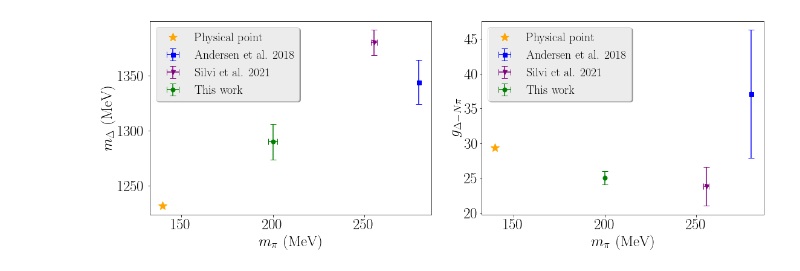
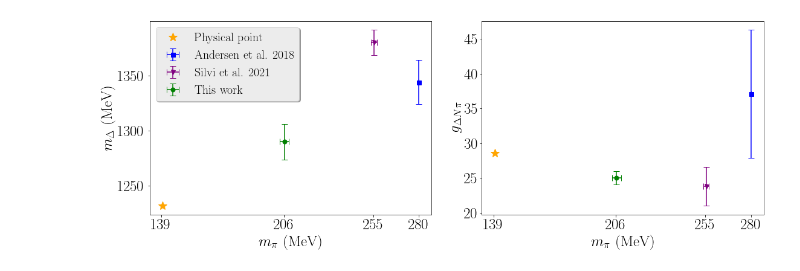
Before and after one commit to xinucode/sigmond_python_plots, a Jupyter notebook: m_delta/m_delta_plot.ipynb, the cells around one changed output. Cells and saved outputs as stored; diff of their text form; code cells hidden in the pictures.

```diff
--- a/m_delta/m_delta_plot.ipynb
+++ b/m_delta/m_delta_plot.ipynb
@@ -14,9 +14,9 @@ import settings
 plt.style.use('../spectrum.mplstyle')
 # %%
 #data and settings
-#{label:[m_pi value, m_pi error,m_\Delta value, m_\Delta error, plot index],...} (MeV)
-mdelta_data = {"Andersen et al. 2018":[280,0.0,1344,20,1],"Silvi et al. 2021":[255.4,1.6,1380,11.4,3],"This work":[200,2.6,1290,16,0]}
+#{label:[m_pi value, m_pi error,m_\Delta value, m_\Delta error, plot index],...} (MeV) #mpi err 2.6
+mdelta_data = {"Andersen et al. 2018":[280,0.0,1344,20,1],"Silvi et al. 2021":[255.4,1.6,1380,11.4,3],"This work":[206.3,2.5,1290,16,0]}
 mdelta_physical_point = [139.5704,0.002,1232,2,2]
 
-g_data = {"Andersen et al. 2018":[280,0.0,37.1,9.2,1],"Silvi et al. 2021":[255.4,1.6,23.8,2.8,3],"This work":[200,0.0,24.995,0.946,0]}
-g_physical_point = [139.5704,0.002,29.4,0.3,2]
+g_data = {"Andersen et al. 2018":[280,0.0,37.1,9.2,1],"Silvi et al. 2021":[255.4,1.6,23.8,2.8,3],"This work":[206.3,2.5,24.995,0.946,0]}
+g_physical_point = [139.5704,0.002,28.6,0.3,2]
@@ -23,32 +29,35 @@ g_physical_point = [139.5704,0.002,29.4,0.3,2]
+# %%
+mpis = [np.floor(mdelta_data[label][0]) for label in mdelta_data.keys()]
+mpis.append(np.floor(mdelta_physical_point[0]))
 # %%
 f = plt.figure()
 f.set_figwidth(16)
 f.set_figheight(6)
 
 plt.subplot(1, 2, 1)
 plt.plot(mdelta_physical_point[0],mdelta_physical_point[2], color=settings.colors[mdelta_physical_point[4]],lw=0.0, marker="*", label="Physical point",markersize=15)
 
 for label in mdelta_data.keys():
     plt.errorbar(x=mdelta_data[label][0],xerr=mdelta_data[label][1],y=mdelta_data[label][2],yerr=mdelta_data[label][3],capsize=5, color=settings.colors[mdelta_data[label][4]], marker=settings.markers[mdelta_data[label][4]],linestyle="", linewidth=0.0, elinewidth=1.5,label=label,markersize=7)
 
-
+plt.xticks(ticks=list(set(mpis)))
 plt.xlabel(r"$m_\pi$ (MeV)")
 plt.ylabel(r"$m_\Delta$ (MeV)")
 plt.legend(loc="upper left")
 
 plt.subplot(1, 2, 2)
 
 plt.plot(g_physical_point[0],g_physical_point[2], color=settings.colors[g_physical_point[4]],lw=0.0, marker="*", label="Physical point",markersize=15)
 
 for label in g_data.keys():
     plt.errorbar(x=g_data[label][0],xerr=g_data[label][1],y=g_data[label][2],yerr=g_data[label][3],capsize=5, color=settings.colors[g_data[label][4]], marker=settings.markers[g_data[label][4]], linewidth=0.0, elinewidth=1.5,label=label,markersize=7)
 
-
+plt.xticks(ticks=list(set(mpis)))
 plt.xlabel(r"$m_\pi$ (MeV)")
-plt.ylabel(r"$g_{\Delta-N\pi}$")
-plt.legend(loc="upper left")
+plt.ylabel(r"$g_{\Delta N\pi}$")
+# plt.legend(loc="upper left")
 
 plt.tight_layout()
 plt.savefig("m_delta.pdf")
 # %% [output]
-[figure, old version]
+[figure, new version]
```
Also changed, not shown: parts of 2 cells of this notebook, 6 other files.
